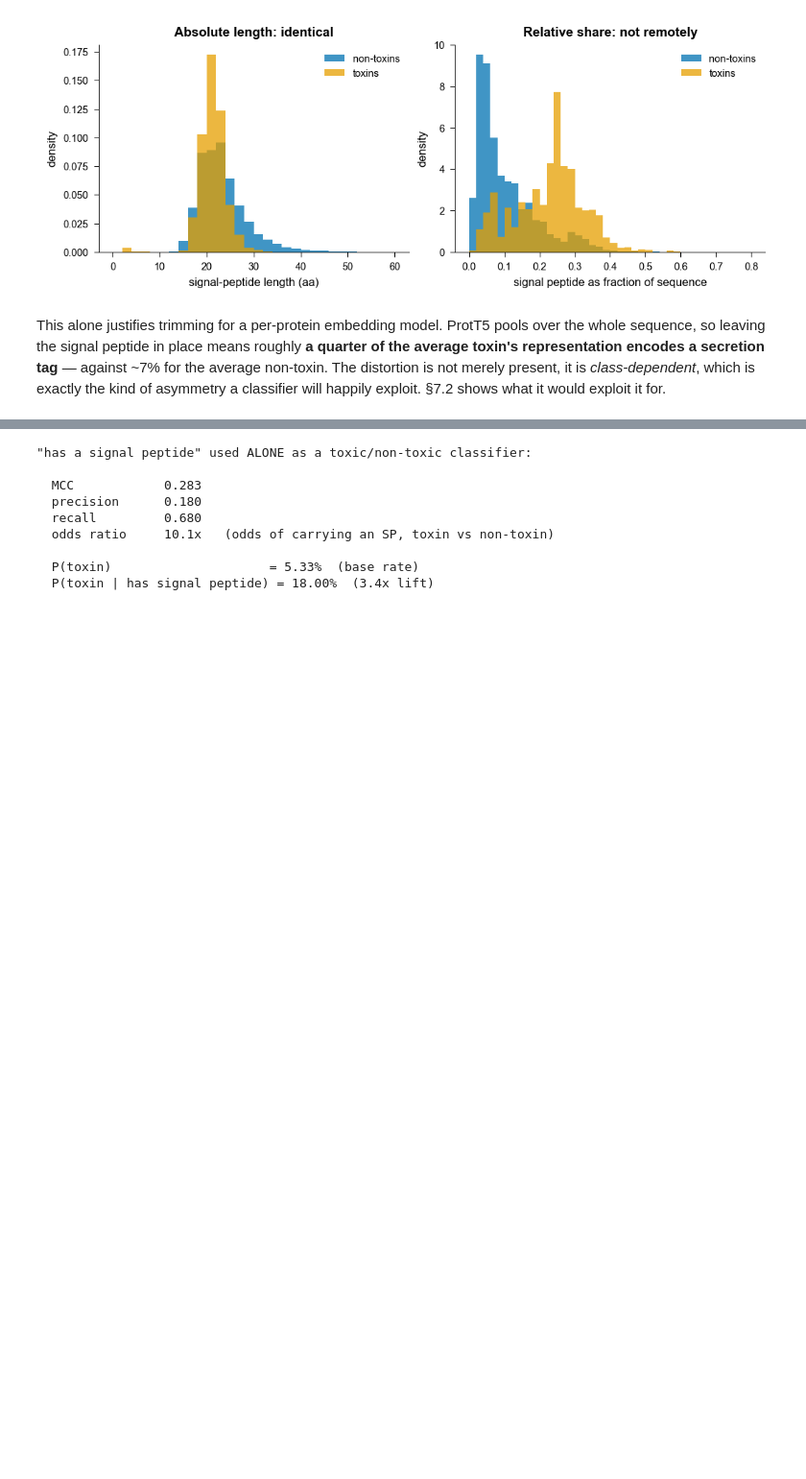
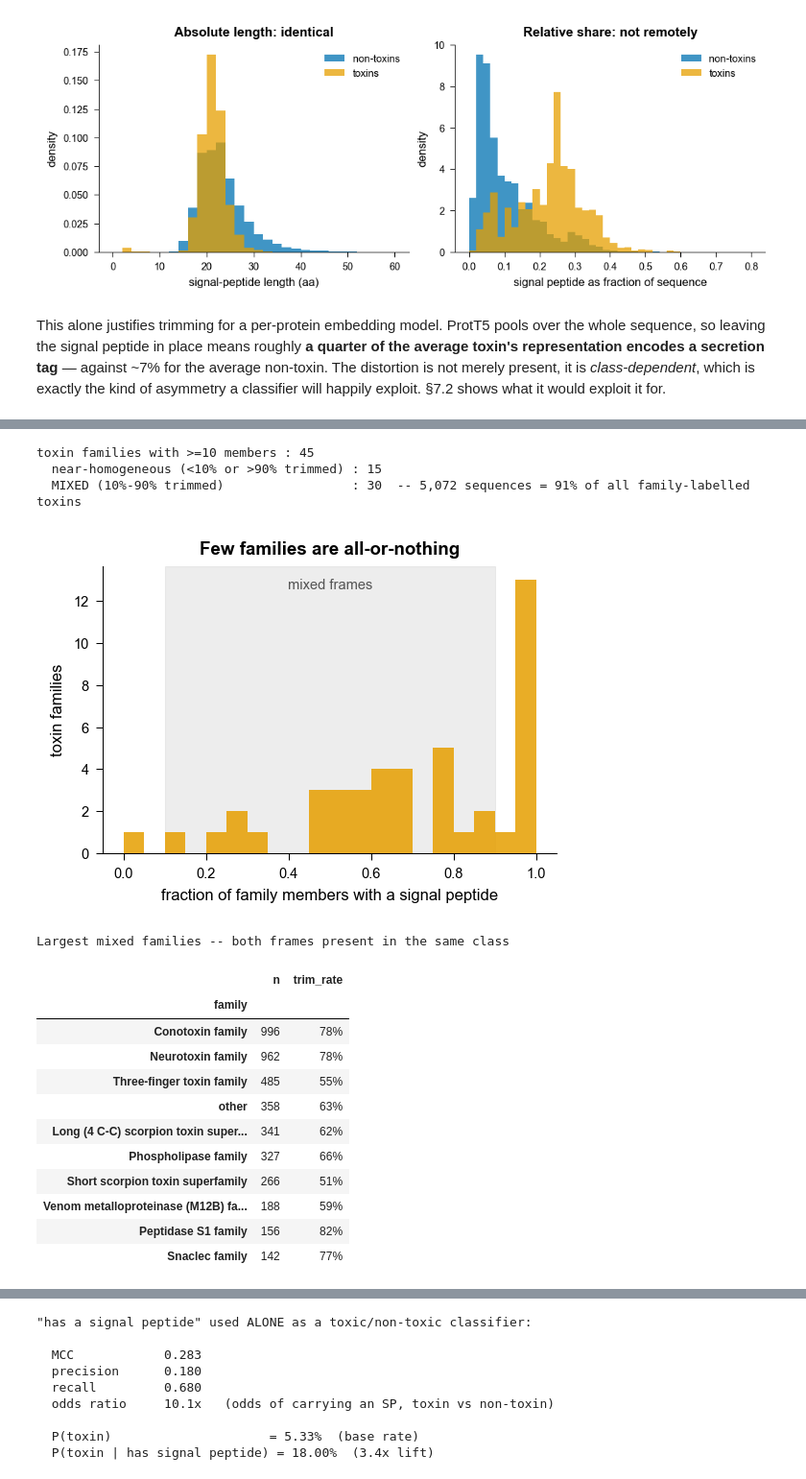
Before and after one commit to Sisistern123/ToxFam, a Jupyter notebook: notebooks/preprocessing_rationale.ipynb, the cells around one changed output, grey strips where cells are left out. Shown at 96% size. Saved outputs shown, nothing was run; the diff lists cells and outputs as text; code cells hidden in the pictures; blank space fills up the shorter version.

```diff
--- a/notebooks/preprocessing_rationale.ipynb
+++ b/notebooks/preprocessing_rationale.ipynb
@@ -1063,0 +1076,43 @@ asymmetry a classifier will happily exploit. §7.2 shows what it would exploit i
+# %%
+# Per-family trim rate, on the pipeline's own normalized family labels.
+tox_fam = normalize_protein_families(tox_sp.copy())["Protein families"]
+fam_sp = (tox_sp.assign(family=tox_fam).groupby("family")["trimmed"]
+          .agg(n="size", trim_rate="mean").query("n >= 10").sort_values("trim_rate"))
+
+MIX_LO, MIX_HI = 0.10, 0.90
+fam_sp["mixed"] = fam_sp.trim_rate.between(MIX_LO, MIX_HI)
+mixed = fam_sp[fam_sp.mixed]
+
+print(f"toxin families with >=10 members : {len(fam_sp)}")
+print(f"  near-homogeneous (<{MIX_LO:.0%} or >{MIX_HI:.0%} trimmed) : {(~fam_sp.mixed).sum()}")
+print(f"  MIXED ({MIX_LO:.0%}-{MIX_HI:.0%} trimmed)                 : {len(mixed)}"
+      f"  -- {mixed.n.sum():,} sequences = {mixed.n.sum()/fam_sp.n.sum():.0%} of all family-labelled toxins")
+
+fig, ax = plt.subplots(figsize=(3.6, 2.6), layout="constrained")
+ax.hist(fam_sp.trim_rate, bins=np.arange(0, 1.05, .05), color=C_TOX, alpha=.85)
+ax.axvspan(MIX_LO, MIX_HI, color=C_GREY, alpha=.25, zorder=0)
+ax.annotate("mixed frames", ((MIX_LO + MIX_HI) / 2, ax.get_ylim()[1] * .92), ha="center", fontsize=7, color="#555")
+ax.set_xlabel("fraction of family members with a signal peptide"); ax.set_ylabel("toxin families")
+ax.set_title("Few families are all-or-nothing")
+plt.show()
+
+display(fam_sp.loc[fam_sp.mixed, ["n", "trim_rate"]].sort_values("n", ascending=False).head(10)
+        .style.format({"trim_rate": "{:.0%}"}).set_caption("Largest mixed families -- both frames present in the same class"))
+# %% [output]
+toxin families with >=10 members : 45
+  near-homogeneous (<10% or >90% trimmed) : 15
+  MIXED (10%-90% trimmed)                 : 30  -- 5,072 sequences = 91% of all family-labelled toxins
+[figure, added]
+Largest mixed families -- both frames present in the same class
+|  | n | trim_rate |
+| family |  |  |
+| Conotoxin family | 996 | 78% |
+| Neurotoxin family | 962 | 78% |
+| Three-finger toxin family | 485 | 55% |
+| other | 358 | 63% |
+| Long (4 C-C) scorpion toxin super... | 341 | 62% |
+| Phospholipase family | 327 | 66% |
+| Short scorpion toxin superfamily | 266 | 51% |
+| Venom metalloproteinase (M12B) fa... | 188 | 59% |
+| Peptidase S1 family | 156 | 82% |
+| Snaclec family | 142 | 77% |
```
Also changed, not shown: parts of 14 cells of this notebook.
